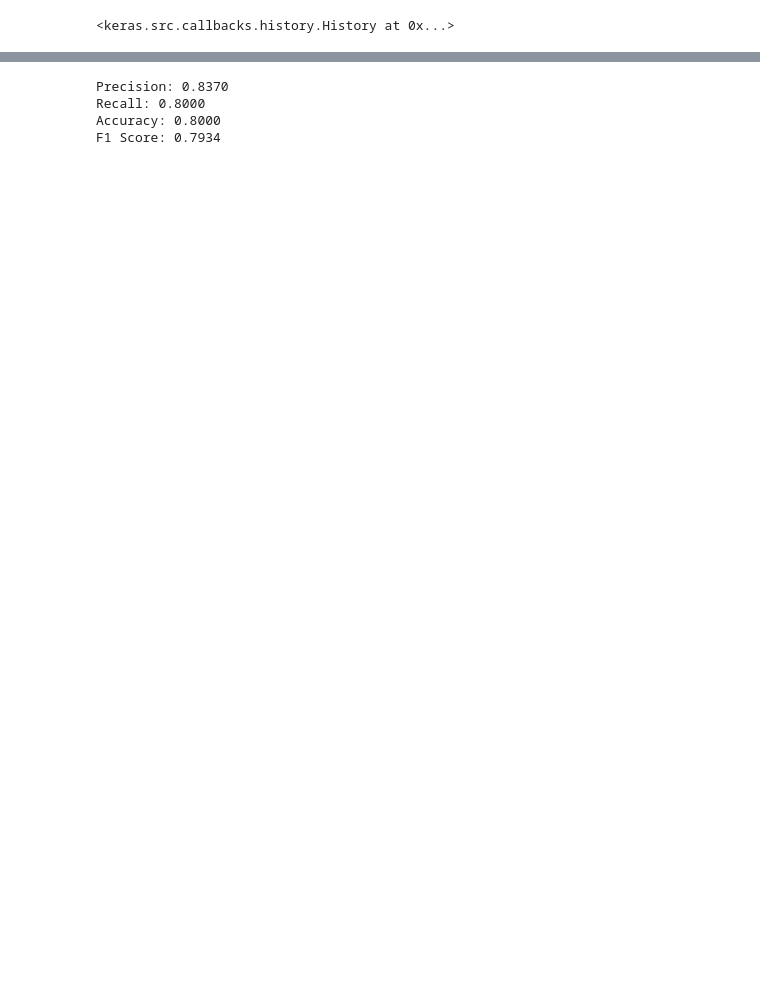
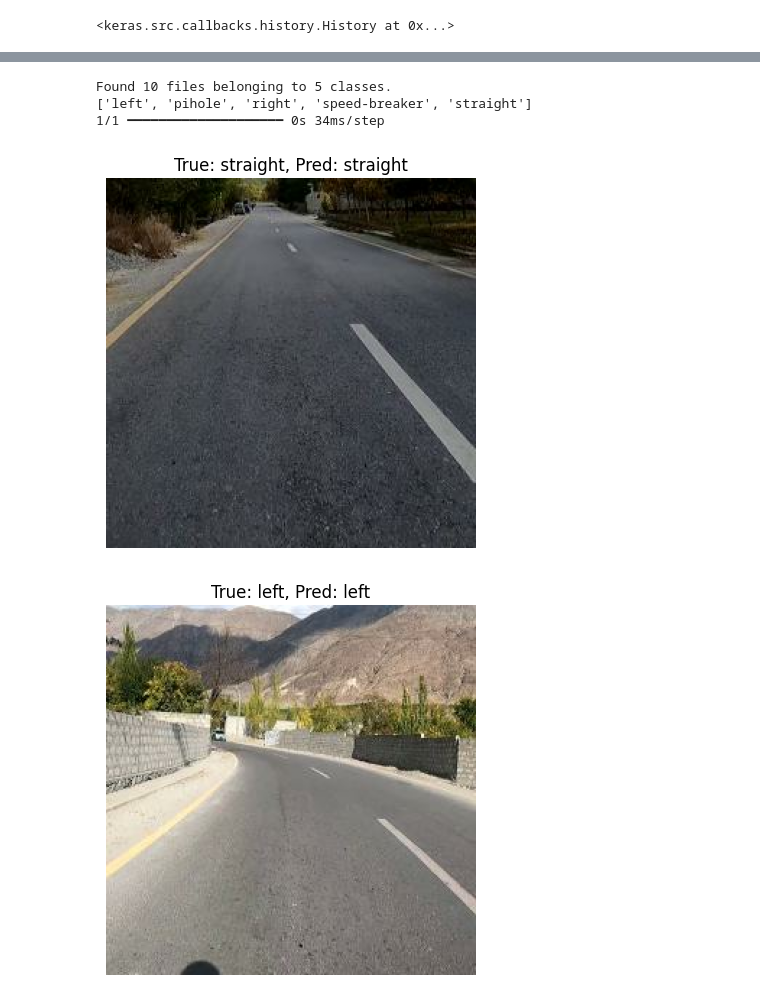
Before and after one commit to Noumzz/RoadTurnsDetection, a Jupyter notebook: RoadsClassification1.ipynb, the cells around one changed output, grey strips where cells are left out. Cells and saved outputs as stored; diff of their text form; code cells hidden in the pictures; blank space fills up the shorter version.

```diff
--- a/RoadsClassification1.ipynb
+++ b/RoadsClassification1.ipynb
@@ -206,18 +126,45 @@ plt.show()
-# %%
-# Calculate precision, recall, accuracy, and F1 score
-from sklearn.metrics import  ConfusionMatrixDisplay, precision_score, recall_score, accuracy_score, f1_score
-precision = precision_score(y_true, y_pred, average='weighted')
-recall = recall_score(y_true, y_pred, average='weighted')
-accuracy = accuracy_score(y_true, y_pred)
-f1 = f1_score(y_true, y_pred, average='weighted')
-
-# Print the metrics
-print(f"Precision: {precision:.4f}")
-print(f"Recall: {recall:.4f}")
-print(f"Accuracy: {accuracy:.4f}")
-print(f"F1 Score: {f1:.4f}")
-# %% [output]
-Precision: 0.8370
-Recall: 0.8000
-Accuracy: 0.8000
-F1 Score: 0.7934
+# %%
+import tensorflow as tf
+import matplotlib.pyplot as plt
+
+# Paths to the test dataset
+test_dir = "/content/drive/MyDrive/RoadClassification/test"
+
+# Load and normalize the test dataset
+test_ds = tf.keras.preprocessing.image_dataset_from_directory(
+    test_dir,
+    image_size=(256, 256),
+    batch_size=16
+)
+
+# Capture the class names
+class_names = test_ds.class_names
+print(class_names)
+# Define the normalization function
+def normalize(image, label):
+    image = tf.cast(image, tf.float32) / 255.0  # Normalize to [0, 1]
+    return image, label
+
+# Apply normalization
+test_ds = test_ds.map(normalize)
+
+# Function to display image with label
+def display_image(image, true_label, predicted_label):
+    plt.imshow(image)
+    plt.title(f"True: {class_names[true_label]}, Pred: {class_names[predicted_label]}")
+    plt.axis('off')
+    plt.show()
+
+# Iterate through the dataset, make predictions, and display images
+for images, labels in test_ds.take(5):  # Adjust the number of images to display as needed
+    predictions = model.predict(images)  # Get predictions from the model
+    predicted_labels = tf.argmax(predictions, axis=-1)  # Get the predicted label for each image
+
+    for i in range(len(images)):
+        display_image(images[i].numpy(), labels[i].numpy(), predicted_labels[i].numpy())
+# %% [output]
+Found 10 files belonging to 5 classes.
+['left', 'pihole', 'right', 'speed-breaker', 'straight']
+1/1 ━━━━━━━━━━━━━━━━━━━━ 0s 34ms/step
+[figure, added]
+[figure, added]
```
Also changed, not shown: parts of 5 cells of this notebook.
